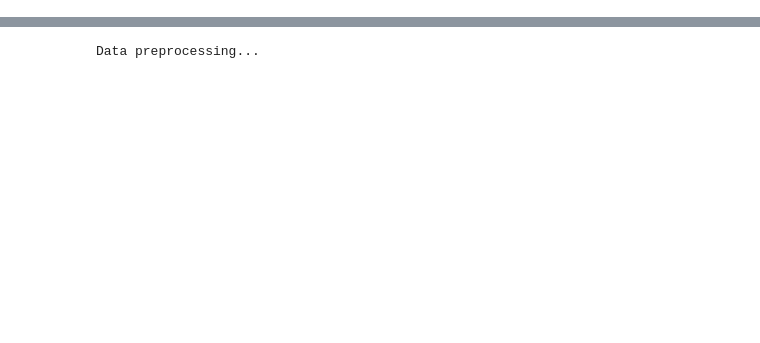
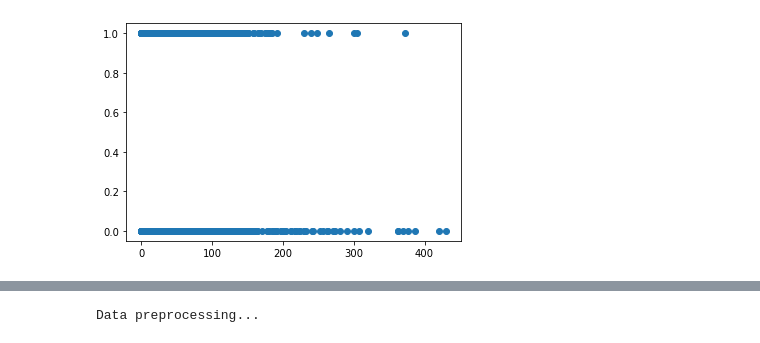
Before and after one commit to 01Joseph-Hwang10/data-science-contest-2022, a Jupyter notebook: TaewookHam/Remove_outliers.ipynb, the cells around one changed output, grey strips where cells are left out. Drawn from its saved outputs; the diff is of its cells as text; code cells hidden in the pictures; blank space fills up the shorter version.

```diff
--- a/TaewookHam/Remove_outliers.ipynb
+++ b/TaewookHam/Remove_outliers.ipynb
@@ -254,0 +270,5 @@ Data preprocessing...
+# %%
+plt.scatter(Mix['tGIT'],Mix['business'])
+plt.show()
+# %% [output]
+[figure, added]
```
Also changed, not shown: parts of 28 cells of this notebook.
